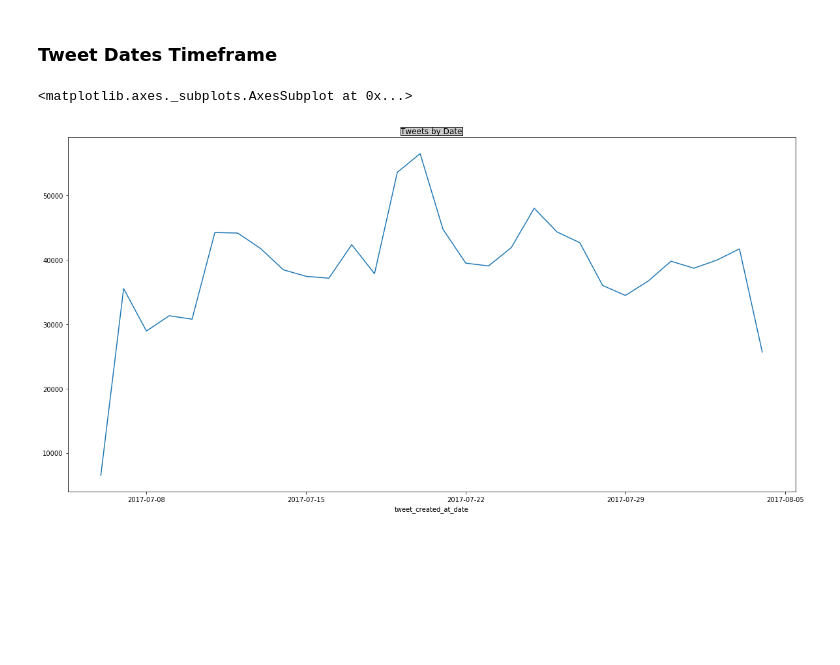
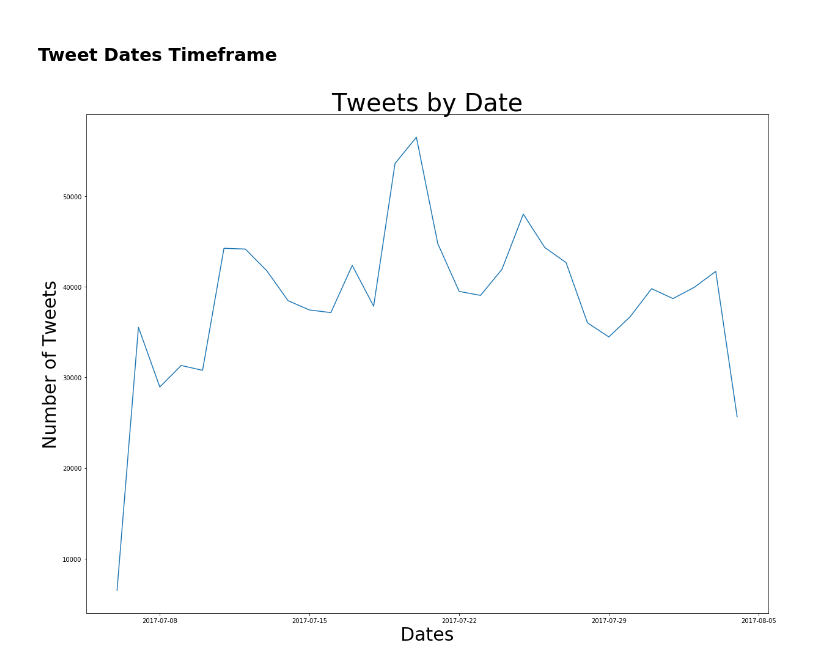
Before and after one commit to adamstueckrath/SyriaProject, a Jupyter notebook: web_scrapers/twitter_data_analysis_v2.ipynb, the cells around one changed output. Drawn from its saved outputs; the diff is of its cells as text; code cells hidden in the pictures; blank space fills up the shorter version.

Commit message:
adding visualizations

```diff
--- a/web_scrapers/twitter_data_analysis_v2.ipynb
+++ b/web_scrapers/twitter_data_analysis_v2.ipynb
@@ -375,7 +395,8 @@ First, let's import some libraries we'll need for this tutorial. There's a mix o
 # %%
 # load tweets into dataframe from csv file
 tweets_no_rts_df = pandas.read_csv(tweets_no_rts_csv, header=0,
-                                   parse_dates=['tweet_created_at'], date_parser=string_to_datetime)
+                                   parse_dates=['tweet_created_at'],
+                                   date_parser=string_to_datetime)
 # %%
 # print dataframe
 tweets_no_rts_df.head()
@@ -392,12 +413,14 @@ tweets_no_rts_df.head()
 # %%
 # group tweet dates and counts
 tweet_dates_group_df = tweets_no_rts_df['tweet_created_at'] \
-                       .groupby([tweets_no_rts_df.tweet_created_at_date.dt.date]) \
+                       .groupby([tweets_no_rts_df.tweet_created_at.dt.date]) \
                        .agg('count')
-# %%
-# plot the grouped dates
-plt.title('Tweets by Date', bbox={'facecolor':'0.8', 'pad':0})
-tweet_dates_group_df.plot(kind="line", figsize=(20, 10))
-# %% [output]
-<matplotlib.axes._subplots.AxesSubplot at 0x...>
-[figure, removed]
+# %%
+# plot the grouped dates
+tweet_dates_group_df.plot(kind="line", figsize=(20, 15))
+plt.title('Tweets by Date', size = 40)
+plt.ylabel('Number of Tweets', size = 30)
+plt.xlabel('Dates', size = 30)
+plt.show()
+# %% [output]
+[figure, added]
```
Also changed, not shown: parts of 54 cells of this notebook, 1 other file.
